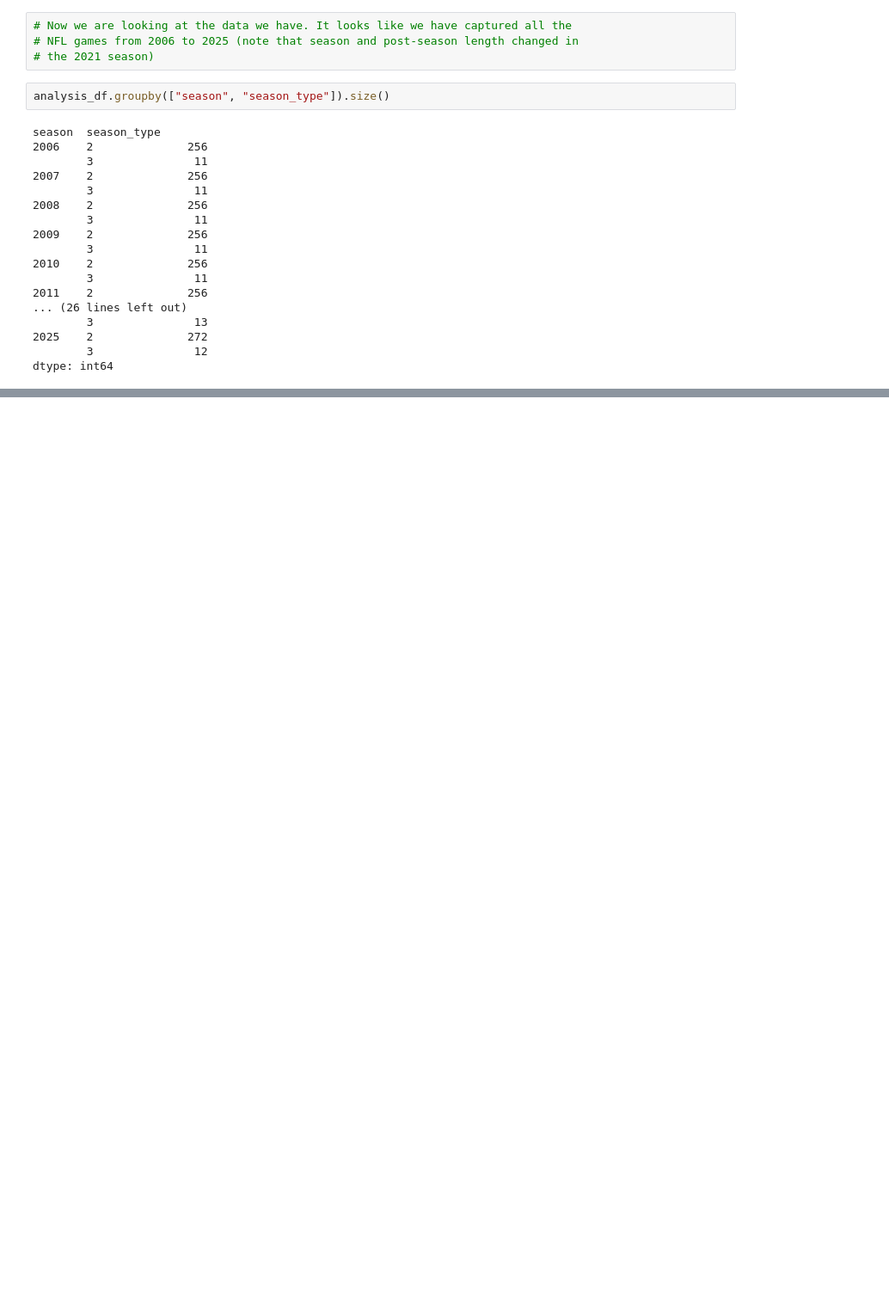
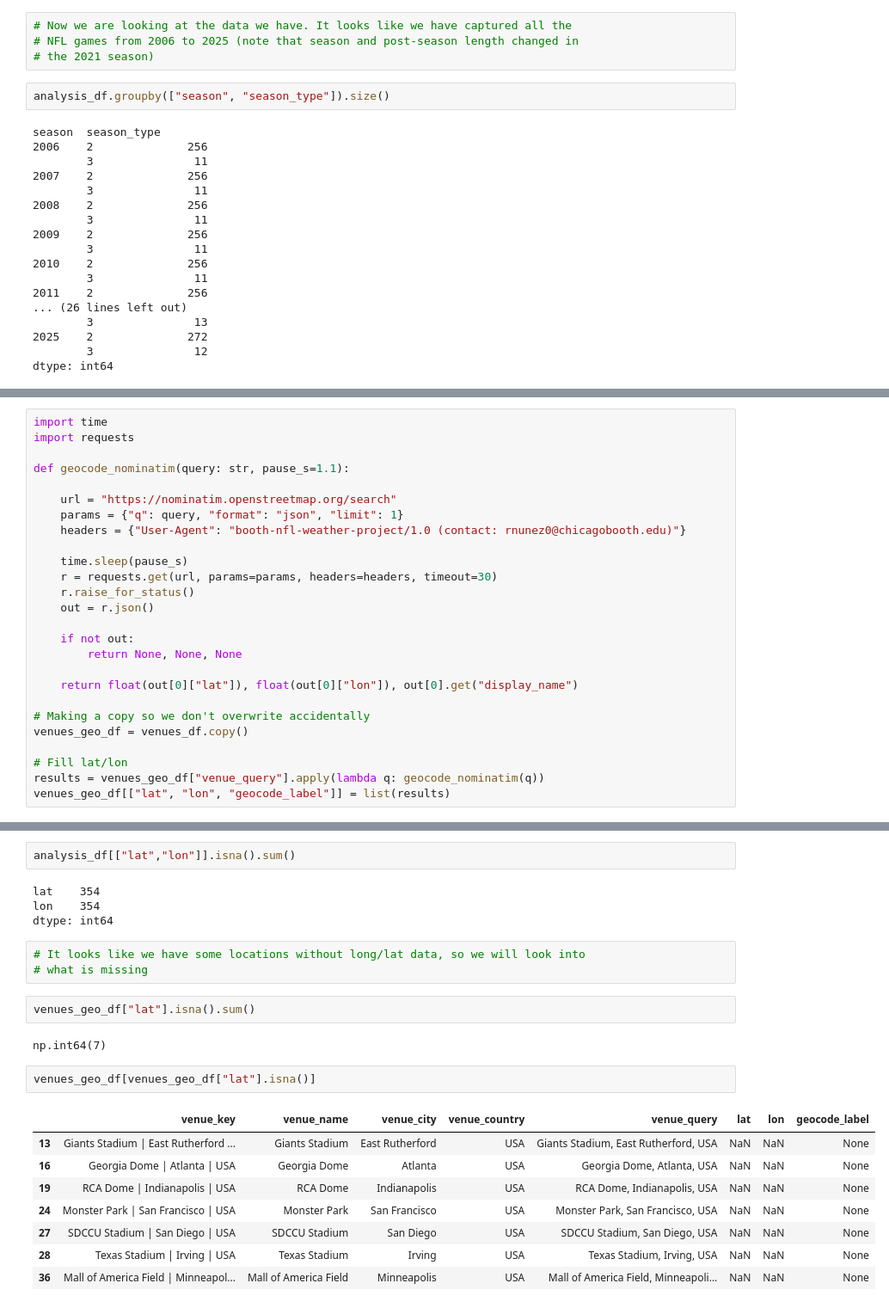
Before and after one commit to robnunez12/hw2, a Jupyter notebook: NFL Midterm EDA.ipynb, the cells around one changed output, grey strips where cells are left out. Shown at 86% size. Saved outputs shown, nothing was run; the diff lists cells and outputs as text; blank space fills up the shorter version.

```diff
--- a/NFL Midterm EDA.ipynb
+++ b/NFL Midterm EDA.ipynb
@@ -735,0 +943,26 @@ memory usage: 593.9+ KB
+# %%
+import time
+import requests
+
+def geocode_nominatim(query: str, pause_s=1.1):
+
+    url = "https://nominatim.openstreetmap.org/search"
+    params = {"q": query, "format": "json", "limit": 1}
+    headers = {"User-Agent": "booth-nfl-weather-project/1.0 (contact: rnunez0@chicagobooth.edu)"}
+
+    time.sleep(pause_s)
+    r = requests.get(url, params=params, headers=headers, timeout=30)
+    r.raise_for_status()
+    out = r.json()
+
+    if not out:
+        return None, None, None
+
+    return float(out[0]["lat"]), float(out[0]["lon"]), out[0].get("display_name")
+
+# Making a copy so we don't overwrite accidentally
+venues_geo_df = venues_df.copy()
+
+# Fill lat/lon
+results = venues_geo_df["venue_query"].apply(lambda q: geocode_nominatim(q))
+venues_geo_df[["lat", "lon", "geocode_label"]] = list(results)
@@ -735,0 +995,24 @@ memory usage: 593.9+ KB
+# %%
+analysis_df[["lat","lon"]].isna().sum()
+# %% [output]
+lat    354
+lon    354
+dtype: int64
+# %%
+# It looks like we have some locations without long/lat data, so we will look into
+# what is missing
+# %%
+venues_geo_df["lat"].isna().sum()
+# %% [output]
+np.int64(7)
+# %%
+venues_geo_df[venues_geo_df["lat"].isna()]
+# %% [output]
+|  | venue_key | venue_name | venue_city | venue_country | venue_query | lat | lon | geocode_label |
+| 13 | Giants Stadium | East Rutherford ... | Giants Stadium | East Rutherford | USA | Giants Stadium, East Rutherford, USA | NaN | NaN | None |
+| 16 | Georgia Dome | Atlanta | USA | Georgia Dome | Atlanta | USA | Georgia Dome, Atlanta, USA | NaN | NaN | None |
+| 19 | RCA Dome | Indianapolis | USA | RCA Dome | Indianapolis | USA | RCA Dome, Indianapolis, USA | NaN | NaN | None |
+| 24 | Monster Park | San Francisco | USA | Monster Park | San Francisco | USA | Monster Park, San Francisco, USA | NaN | NaN | None |
+| 27 | SDCCU Stadium | San Diego | USA | SDCCU Stadium | San Diego | USA | SDCCU Stadium, San Diego, USA | NaN | NaN | None |
+| 28 | Texas Stadium | Irving | USA | Texas Stadium | Irving | USA | Texas Stadium, Irving, USA | NaN | NaN | None |
+| 36 | Mall of America Field | Minneapol... | Mall of America Field | Minneapolis | USA | Mall of America Field, Minneapoli... | NaN | NaN | None |
```
Also changed, not shown: parts of 98 cells of this notebook.
